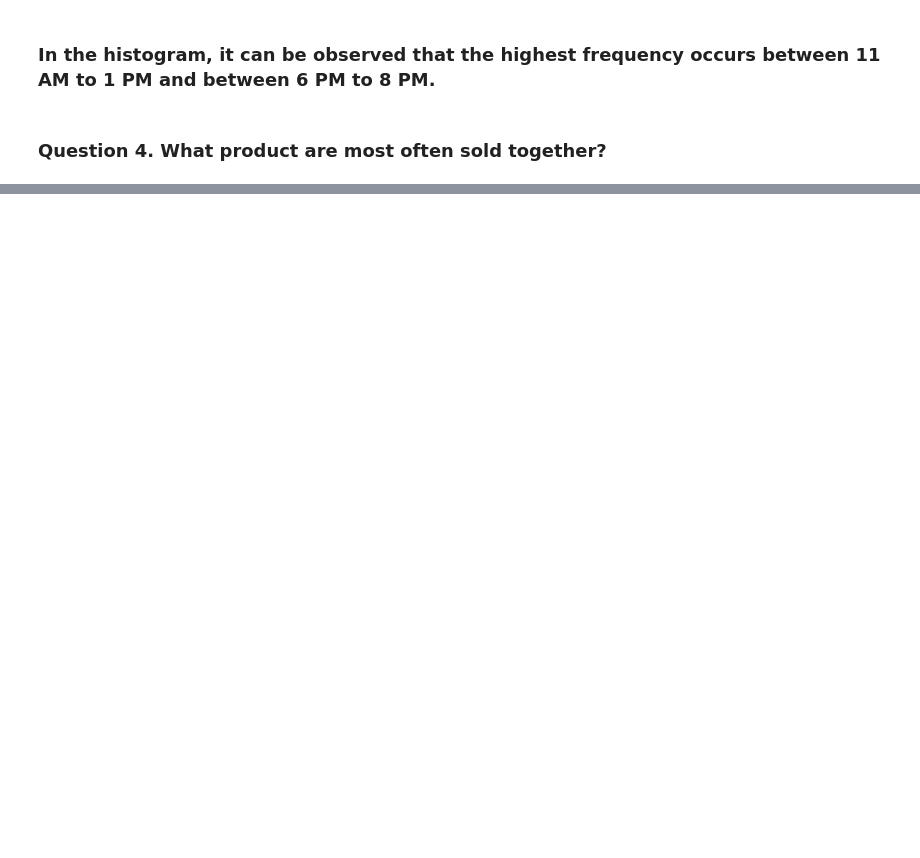
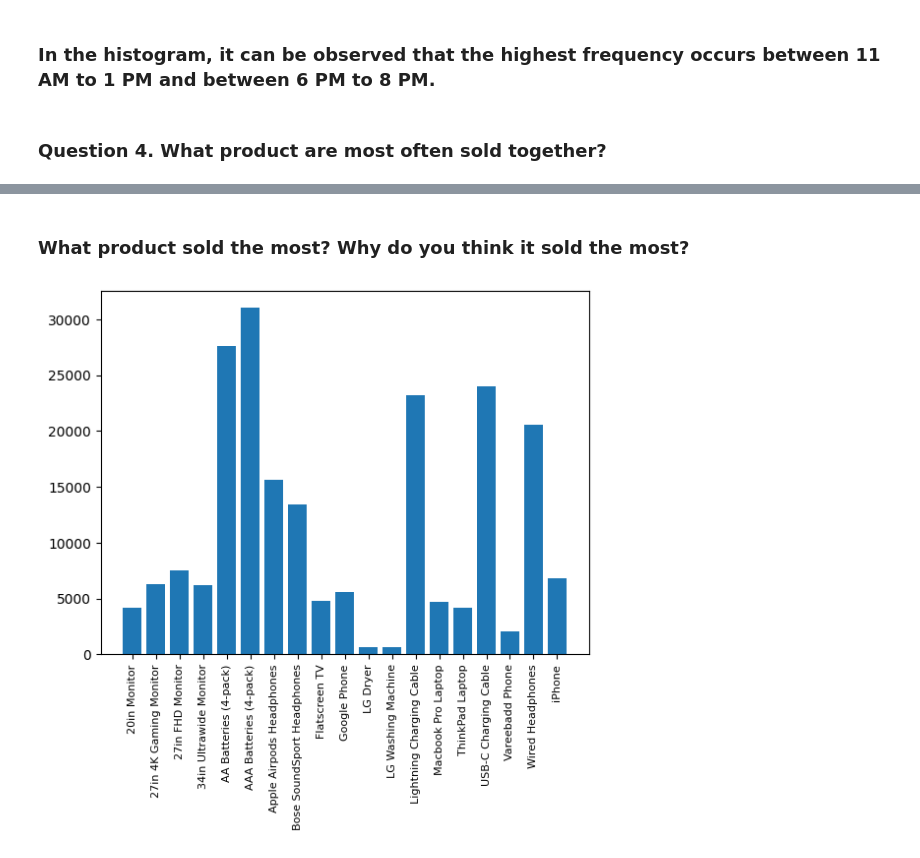
Before and after one commit to kaspersz/data_analytics, a Jupyter notebook: SalesAnalysis.ipynb, the cells around one changed output, grey strips where cells are left out. Cells and saved outputs as stored; diff of their text form; code cells hidden in the pictures; blank space fills up the shorter version.

```diff
--- a/SalesAnalysis.ipynb
+++ b/SalesAnalysis.ipynb
@@ -223,0 +202,7 @@ duplicated_products
+# %%
+# https://stackoverflow.com/questions/43348194/pandas-select-rows-if-id-appear-several-time
+df = all_months_data[all_months_data['Order ID'].duplicated(keep=False)]
+
+# Referenced: https://stackoverflow.com/questions/27298178/concatenate-strings-from-several-rows-using-pandas-groupby
+df['Grouped'] = df.groupby('Order ID')['Product'].transform(lambda x: ','.join(x))
+df2 = df[['Order ID', 'Grouped']].drop_duplicates()
@@ -223,0 +232,12 @@ duplicated_products
+# %% [markdown]
+<h3>What product sold the most? Why do you think it sold the most?</h3>
+# %%
+product_group = all_months_data.groupby('Product')
+quantity_ordered = product_group.sum()['Quantity Ordered']
+
+keys = [pair for pair, df in product_group]
+plt.bar(keys, quantity_ordered)
+plt.xticks(keys, rotation='vertical', size=8)
+plt.show()
+# %% [output]
+[figure, added]
```
Also changed, not shown: parts of 12 cells of this notebook.
